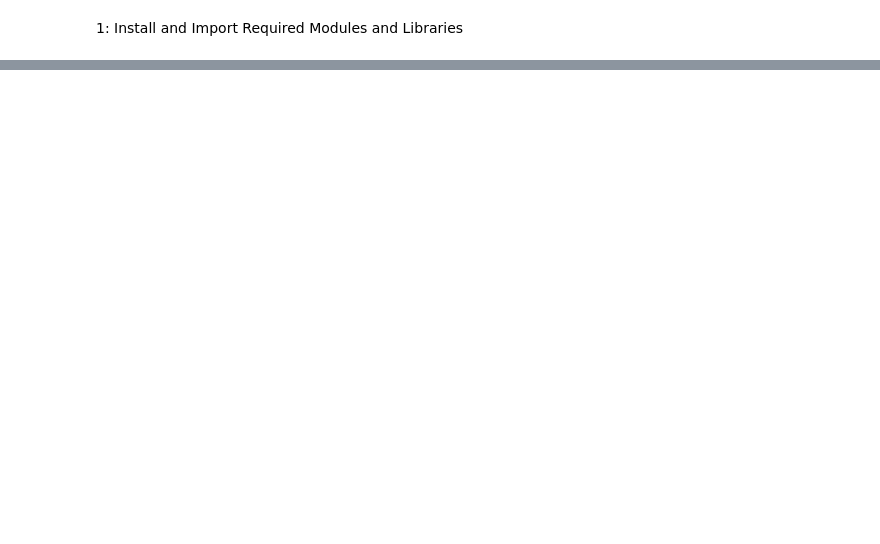
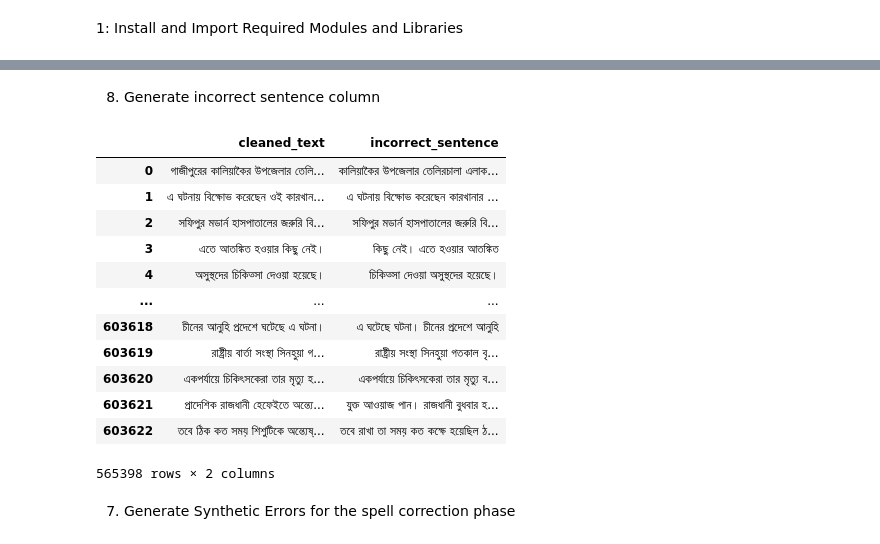
Before and after one commit to thetrishir/Brammerly, a Jupyter notebook: data_preparation.ipynb, the cells around one changed output, grey strips where cells are left out. Saved outputs shown, nothing was run; the diff lists cells and outputs as text; code cells hidden in the pictures; blank space fills up the shorter version.

```diff
--- a/data_preparation.ipynb
+++ b/data_preparation.ipynb
@@ -129,0 +229,35 @@ Preprocessed data saved to 'preprocessed_data.csv'
+# %% [markdown]
+8. Generate incorrect sentence column
+# %%
+import random
+
+# Function to introduce a simple grammatical error by shuffling words
+def introduce_errors(sentence):
+    words = sentence.split()
+    if len(words) > 1:
+        # Shuffle words or remove one randomly to simulate error
+        if random.choice([True, False]):
+            random.shuffle(words)
+        else:
+            words.pop(random.randint(0, len(words) - 1))
+    return ' '.join(words)
+
+# Apply the function to generate incorrect sentences
+df['incorrect_sentence'] = df['cleaned_text'].apply(introduce_errors)
+df[['cleaned_text', 'incorrect_sentence']]
+# %% [output]
+|  | cleaned_text | incorrect_sentence |
+| 0 | গাজীপুরের কালিয়াকৈর উপজেলার তেলি... | কালিয়াকৈর উপজেলার তেলিরচালা এলাক... |
+| 1 | এ ঘটনায় বিক্ষোভ করেছেন ওই কারখান... | এ ঘটনায় বিক্ষোভ করেছেন কারখানার ... |
+| 2 | সফিপুর মডার্ন হাসপাতালের জরুরি বি... | সফিপুর মডার্ন হাসপাতালের জরুরি বি... |
+| 3 | এতে আতঙ্কিত হওয়ার কিছু নেই। | কিছু নেই। এতে হওয়ার আতঙ্কিত |
+| 4 | অসুস্থদের চিকিত্সা দেওয়া হয়েছে। | চিকিত্সা দেওয়া অসুস্থদের হয়েছে। |
+| ... | ... | ... |
+| 603618 | চীনের আনুহি প্রদেশে ঘটেছে এ ঘটনা। | এ ঘটেছে ঘটনা। চীনের প্রদেশে আনুহি |
+| 603619 | রাষ্ট্রীয় বার্তা সংস্থা সিনহুয়া গ... | রাষ্ট্রীয় সংস্থা সিনহুয়া গতকাল বৃ... |
+| 603620 | একপর্যায়ে চিকিৎসকেরা তার মৃত্যু হ... | একপর্যায়ে চিকিৎসকেরা তার মৃত্যু ব... |
+| 603621 | প্রাদেশিক রাজধানী হেফেইতে অন্ত্যে... | যুক্ত আওয়াজ পান। রাজধানী বুধবার হ... |
+| 603622 | তবে ঠিক কত সময় শিশুটিকে অন্ত্যেষ্... | তবে রাখা তা সময় কত কক্ষে হয়েছিল ঠ... |
+565398 rows × 2 columns
+# %% [markdown]
+7. Generate Synthetic Errors for the spell correction phase
```
Also changed, not shown: parts of 26 cells of this notebook.
